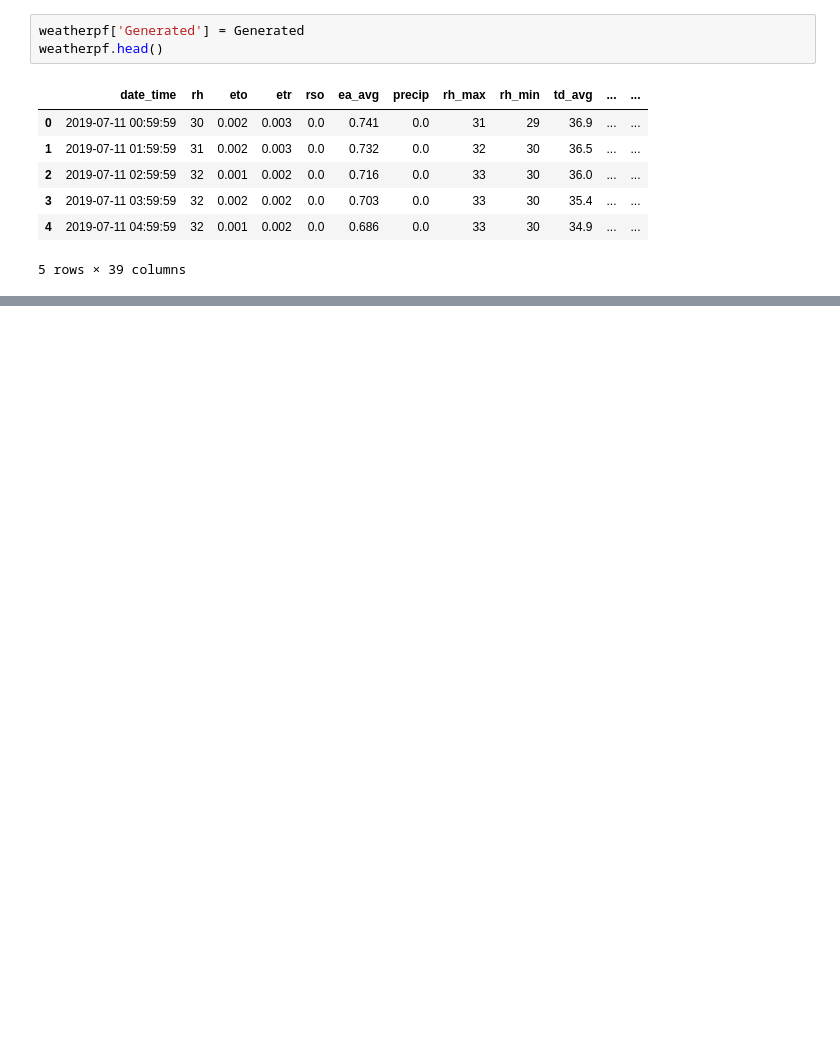
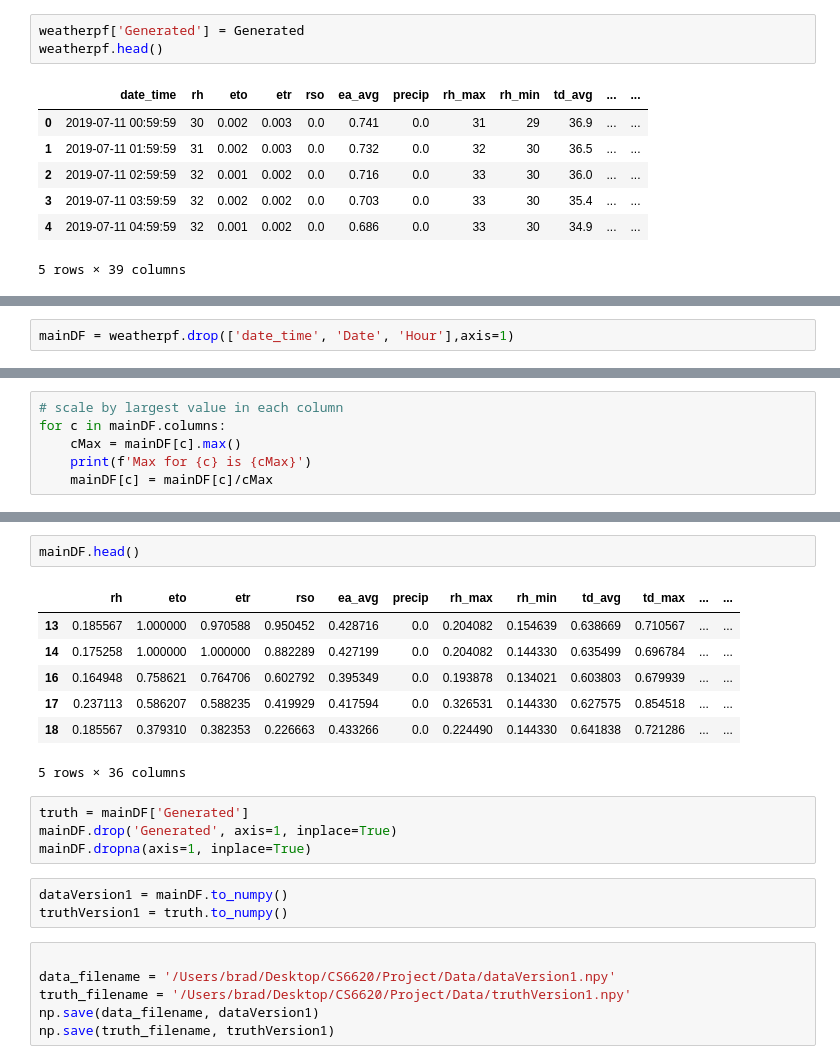
Before and after one commit to bradley-p/Solar_Energy_Forecasting, a Jupyter notebook: src/data_curating.ipynb, the cells around one changed output, grey strips where cells are left out. Saved outputs shown, nothing was run; the diff lists cells and outputs as text; blank space fills up the shorter version.

```diff
--- a/src/data_curating.ipynb
+++ b/src/data_curating.ipynb
@@ -342,0 +347,2 @@ weatherpf.tail()
+# %%
+mainDF = weatherpf.drop(['date_time', 'Date', 'Hour'],axis=1)
@@ -342,0 +352,6 @@ weatherpf.tail()
+# %%
+# scale by largest value in each column
+for c in mainDF.columns:
+    cMax = mainDF[c].max()
+    print(f'Max for {c} is {cMax}')
+    mainDF[c] = mainDF[c]/cMax
@@ -342,0 +376,23 @@ weatherpf.tail()
+# %%
+mainDF.head()
+# %% [output]
+|  | rh | eto | etr | rso | ea_avg | precip | rh_max | rh_min | td_avg | td_max | ... | ... |
+| 13 | 0.185567 | 1.000000 | 0.970588 | 0.950452 | 0.428716 | 0.0 | 0.204082 | 0.154639 | 0.638669 | 0.710567 | ... | ... |
+| 14 | 0.175258 | 1.000000 | 1.000000 | 0.882289 | 0.427199 | 0.0 | 0.204082 | 0.144330 | 0.635499 | 0.696784 | ... | ... |
+| 16 | 0.164948 | 0.758621 | 0.764706 | 0.602792 | 0.395349 | 0.0 | 0.193878 | 0.134021 | 0.603803 | 0.679939 | ... | ... |
+| 17 | 0.237113 | 0.586207 | 0.588235 | 0.419929 | 0.417594 | 0.0 | 0.326531 | 0.144330 | 0.627575 | 0.854518 | ... | ... |
+| 18 | 0.185567 | 0.379310 | 0.382353 | 0.226663 | 0.433266 | 0.0 | 0.224490 | 0.144330 | 0.641838 | 0.721286 | ... | ... |
+5 rows × 36 columns
+# %%
+truth = mainDF['Generated']
+mainDF.drop('Generated', axis=1, inplace=True)
+mainDF.dropna(axis=1, inplace=True)
+# %%
+dataVersion1 = mainDF.to_numpy()
+truthVersion1 = truth.to_numpy()
+# %%
+
+data_filename = '/Users/brad/Desktop/CS6620/Project/Data/dataVersion1.npy'
+truth_filename = '/Users/brad/Desktop/CS6620/Project/Data/truthVersion1.npy'
+np.save(data_filename, dataVersion1)
+np.save(truth_filename, truthVersion1)
```
Also changed, not shown: parts of 11 cells of this notebook, 3 other files.
